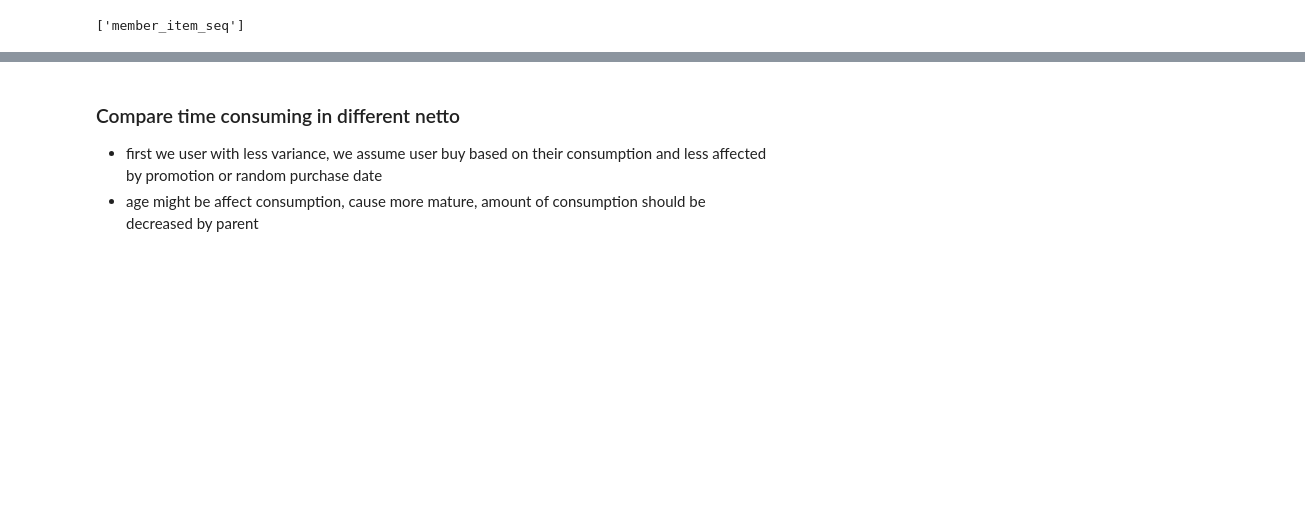
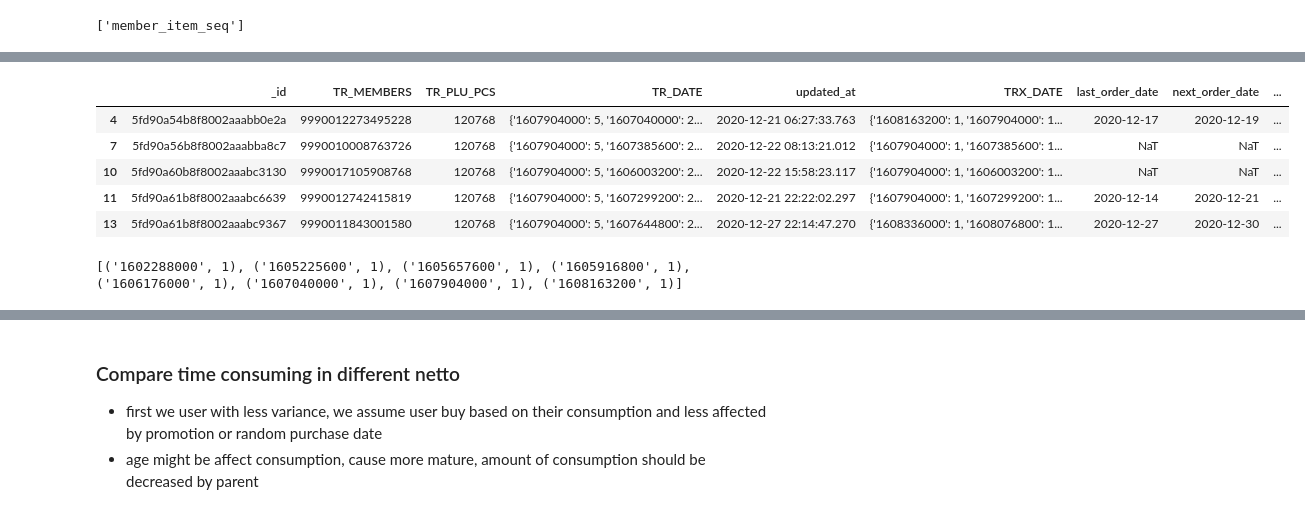
Before and after one commit to akhiyarwaladi/next_order_date, a Jupyter notebook: diff_between_order.ipynb, the cells around one changed output, grey strips where cells are left out. Cells and saved outputs as stored; diff of their text form; code cells hidden in the pictures; blank space fills up the shorter version.

Commit message:
diff between order

```diff
--- a/diff_between_order.ipynb
+++ b/diff_between_order.ipynb
@@ -82,6 +97,23 @@ df_nas.head()
 df = pd.merge(df_seq, df_nas, left_on='TR_PLU_PCS', right_on='ITEM_N')[list(df_seq) + ['DESCP','UKURAN']]
 df = df[df['TRX_DATE'].notnull()]
 df_hist = df[df['TRX_DATE'].apply(lambda x: len(x)) >= 6]
+# %%
+df_hist.head()
+# %% [output]
+|  | _id | TR_MEMBERS | TR_PLU_PCS | TR_DATE | updated_at | TRX_DATE | last_order_date | next_order_date | ... |
+| 4 | 5fd90a54b8f8002aaabb0e2a | 9990012273495228 | 120768 | {'1607904000': 5, '1607040000': 2... | 2020-12-21 06:27:33.763 | {'1608163200': 1, '1607904000': 1... | 2020-12-17 | 2020-12-19 | ... |
+| 7 | 5fd90a56b8f8002aaabba8c7 | 9990010008763726 | 120768 | {'1607904000': 5, '1607385600': 2... | 2020-12-22 08:13:21.012 | {'1607904000': 1, '1607385600': 1... | NaT | NaT | ... |
+| 10 | 5fd90a60b8f8002aaabc3130 | 9990017105908768 | 120768 | {'1607904000': 5, '1606003200': 2... | 2020-12-22 15:58:23.117 | {'1607904000': 1, '1606003200': 1... | NaT | NaT | ... |
+| 11 | 5fd90a61b8f8002aaabc6639 | 9990012742415819 | 120768 | {'1607904000': 5, '1607299200': 2... | 2020-12-21 22:22:02.297 | {'1607904000': 1, '1607299200': 1... | 2020-12-14 | 2020-12-21 | ... |
+| 13 | 5fd90a61b8f8002aaabc9367 | 9990011843001580 | 120768 | {'1607904000': 5, '1607644800': 2... | 2020-12-27 22:14:47.270 | {'1608336000': 1, '1608076800': 1... | 2020-12-27 | 2020-12-30 | ... |
+# %%
+set_time = {'1608163200': 1, '1607904000': 1, '1607040000': 1, '1606176000': 1, '1605916800': 1, '1605657600': 1, '1605225600': 1, '1602288000': 1}
+set_time = sorted(set_time.items())
+
+
+print(set_time)
+# %% [output]
+[('1602288000', 1), ('1605225600', 1), ('1605657600', 1), ('1605916800', 1), ('1606176000', 1), ('1607040000', 1), ('1607904000', 1), ('1608163200', 1)]
 # %%
 def cal_feature(set_timestamp):
 
```
Also changed, not shown: parts of 11 cells of this notebook.
